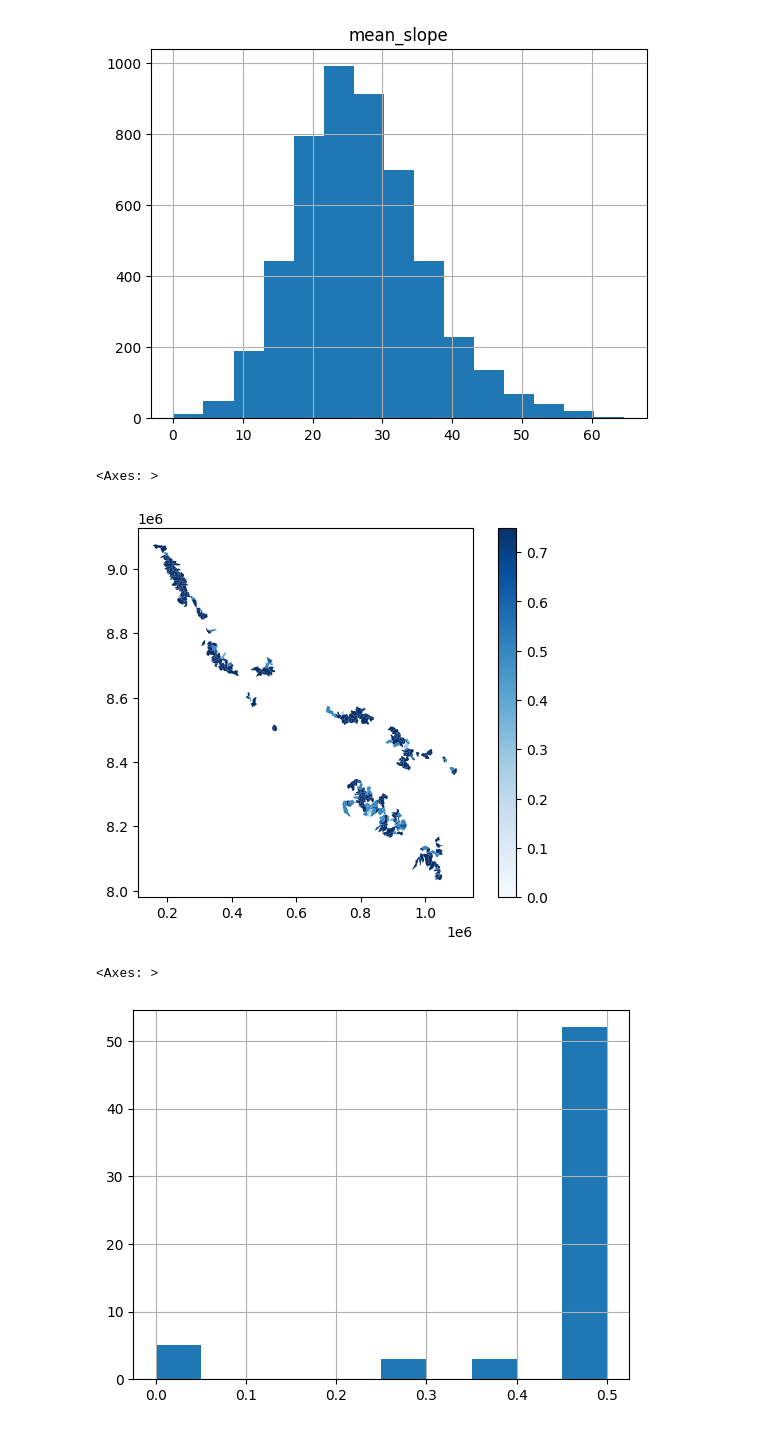
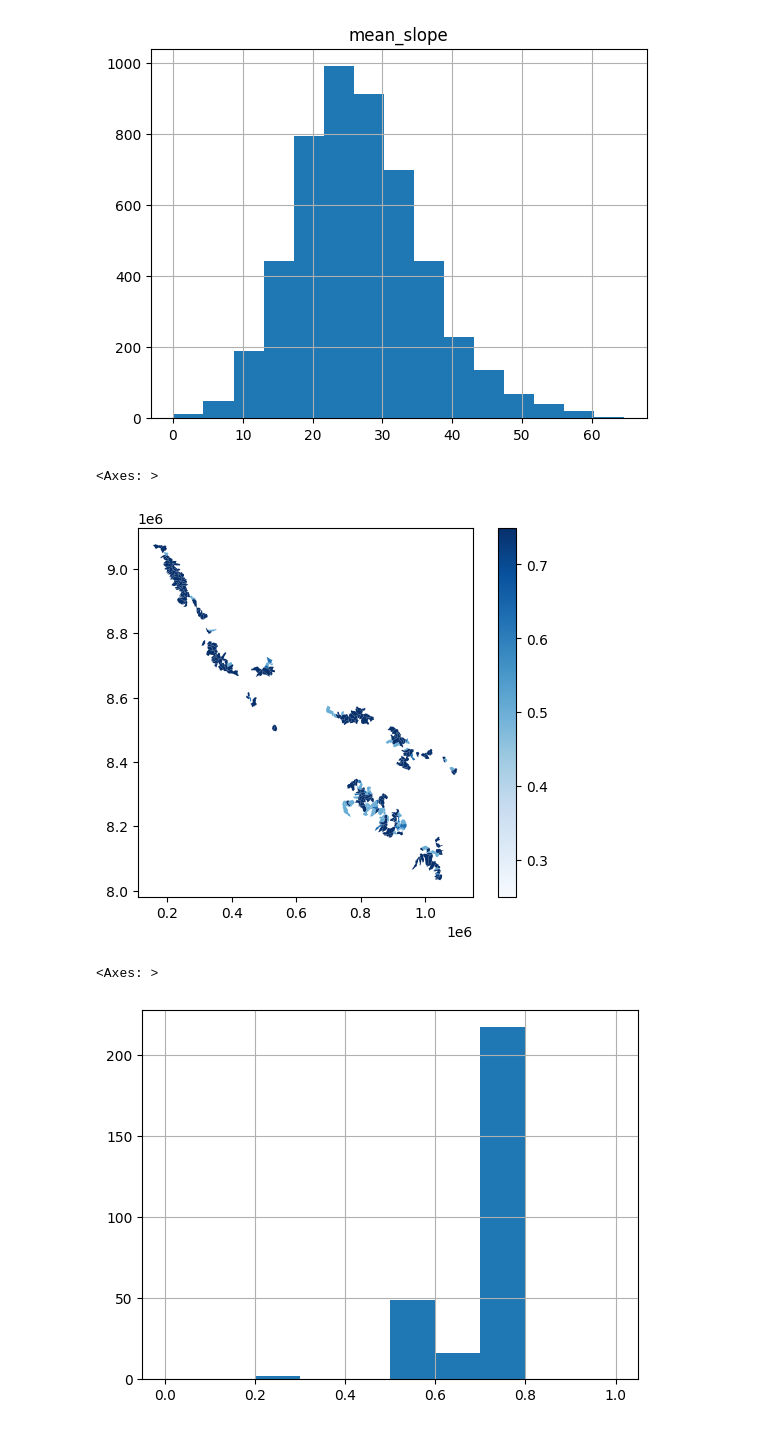
Before and after one commit to RTIInternational/iki-risk-assessment, a Jupyter notebook: Indicadores/Peligro/P11.ipynb, the cells around one changed output. Drawn from its saved outputs; the diff is of its cells as text; code cells hidden in the pictures.

```diff
--- a/Indicadores/Peligro/P11.ipynb
+++ b/Indicadores/Peligro/P11.ipynb
@@ -64,4 +71,5 @@ scenario_ids = scenarios_df['ScnID'].tolist()
 # %%
 # Load the shapefiles
 subbasins_gdf = gpd.read_file(subbasins_shapefile).to_crs('EPSG:32718')
-glaciares_gdf = gpd.read_file(glaciares).to_crs('EPSG:32718')
+glaciares_actual_gdf = gpd.read_file(glaciares).to_crs('EPSG:32718')
+glaciares_futuro_gdf = gpd.read_file(glaciares_futuro).to_crs("EPSG:32718")
@@ -130,11 +155,20 @@ glaciares_gdf.loc[glaciares_gdf['mean_slope'] <= 10, 'slope_value'] = 0.25
-# %%
-#FIND MEDIAN SLOPE VALUE PER COMID
-
-# Aggregate slope values by COMID, choosing the median slope_value
-final_df = glaciares_gdf.groupby('COMID', as_index=False).agg({'slope_value': 'median'})
-
-# Merge with subbasins
-subbasins_gdf = subbasins_gdf.merge(final_df, on='COMID', how='left')
-
-# Keep NaN for COMIDs without glaciers (don't fill with 0)
-# This ensures only COMIDs with glaciers have slope values
+# %%
+# Baseline slope values from 2020 glacier inventory
+glaciares_actual_with_slope, baseline_slope_df = calculate_glacier_slope_values(
+    glacier_gdf=glaciares_actual_gdf,
+    slope_raster_path=Peru_slope
+)
+
+baseline_slope_df = baseline_slope_df.rename(
+    columns={"slope_value": "Baseline_slope_value"}
+)
+# %%
+# Future slope values from projected glacier inventory
+glaciares_futuro_with_slope, future_slope_df = calculate_glacier_slope_values(
+    glacier_gdf=glaciares_futuro_gdf,
+    slope_raster_path=Peru_slope
+)
+
+future_slope_df = future_slope_df.rename(
+    columns={"slope_value": "Future_slope_value"}
+)
@@ -144,13 +238,19 @@ glaciares_gdf.hist(column='mean_slope', bins=15)
 array([[<Axes: title={'center': 'mean_slope'}>]], dtype=object)
 [figure]
 # %%
-subbasins_gdf.plot(column='slope_value', cmap='Blues', legend=True)
+subbasins_with_slope.plot(
+    column="Baseline_slope_value",
+    cmap="Blues",
+    legend=True
+)
 # %% [output]
 <Axes: >
-[figure, old version]
+[figure, new version]
 # %%
-#histogram of values including zero
-subbasins_gdf['slope_value'].hist(bins=10, range=(0, .5))
+subbasins_with_slope["Baseline_slope_value"].hist(
+    bins=10,
+    range=(0, 1)
+)
 # %% [output]
 <Axes: >
-[figure, old version]
+[figure, new version]
```
Also changed, not shown: parts of 10 cells of this notebook, 8 other files.
